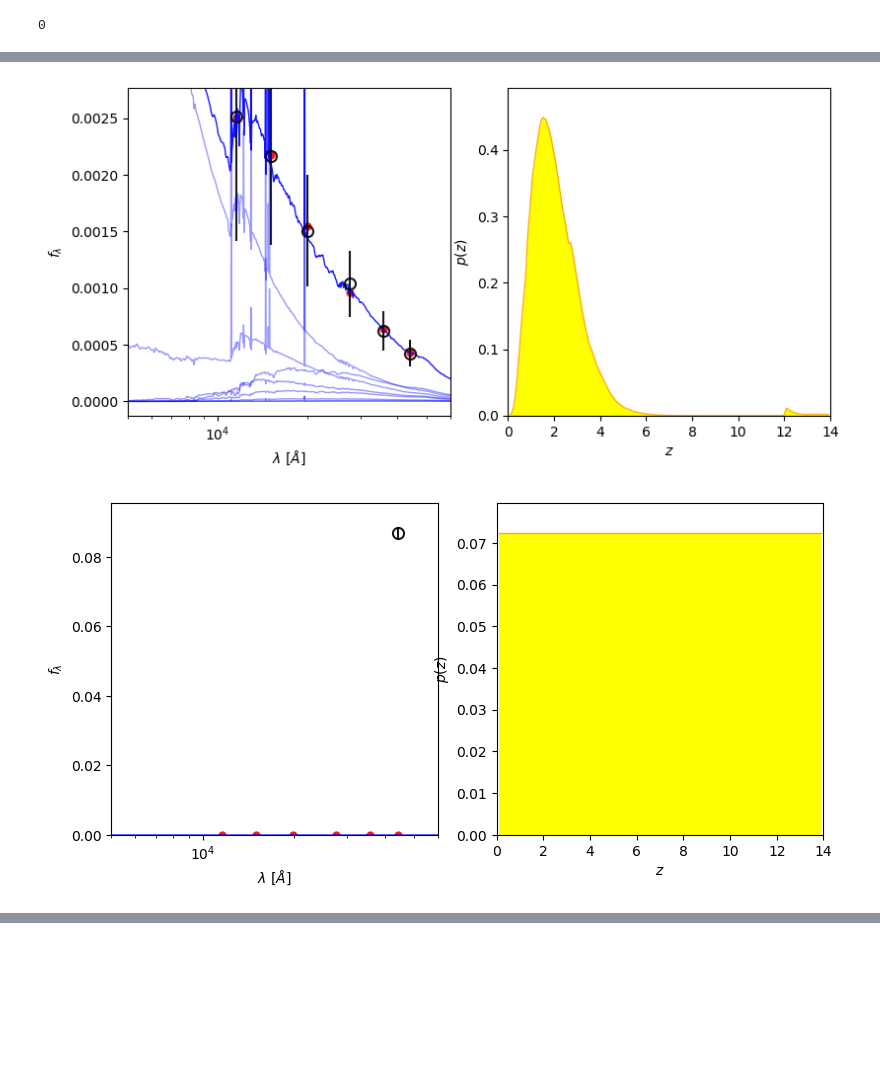
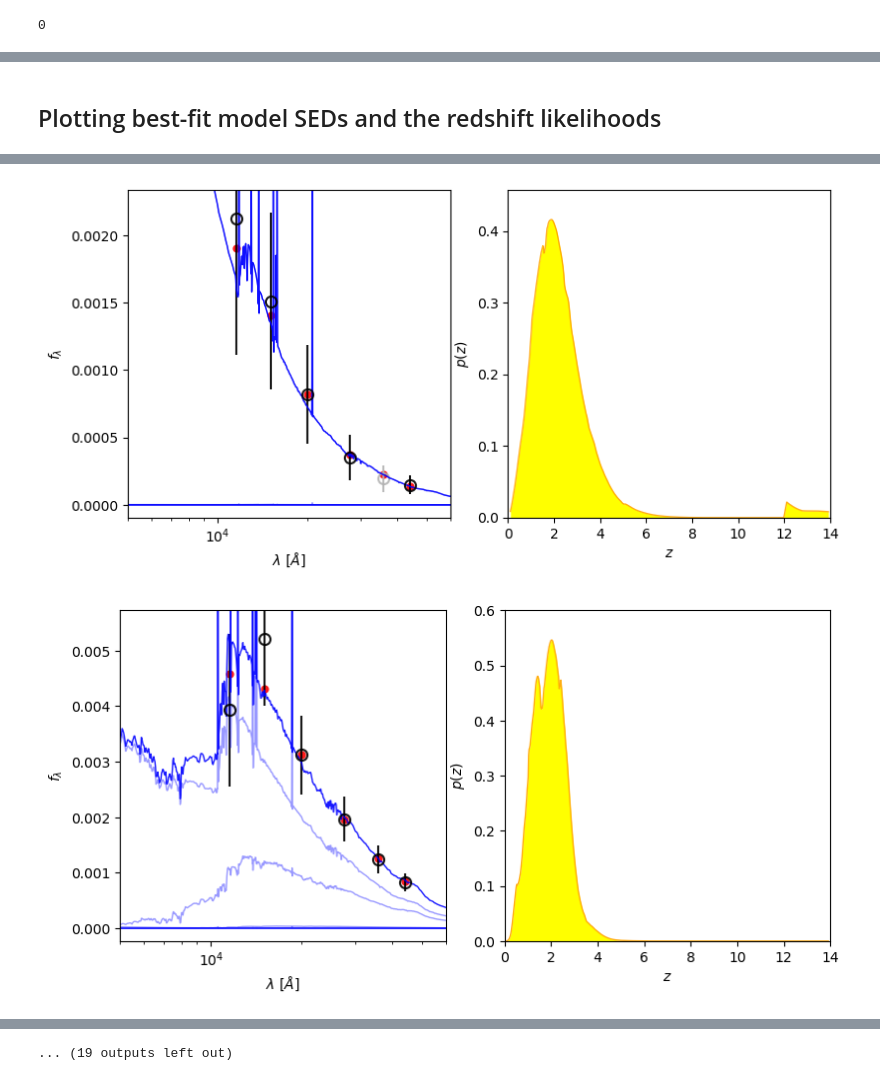
Before and after one commit to aabdurrouf/ivcitb2022, a Jupyter notebook: CEERS/eazy_photoz/Step3_measuring_photometric_redshifts_crop1.ipynb, the cells around one changed output, grey strips where cells are left out. Saved outputs shown, nothing was run; the diff lists cells and outputs as text; code cells hidden in the pictures; blank space fills up the shorter version.

```diff
--- a/CEERS/eazy_photoz/Step3_measuring_photometric_redshifts_crop1.ipynb
+++ b/CEERS/eazy_photoz/Step3_measuring_photometric_redshifts_crop1.ipynb
@@ -25,14 +37,16 @@ os.system('%s/eazy -p zphot.param1' % dir_eazy)
 sys.path.append('/data/users/abdurrouf/softwares/threedhst') # change this depending on your threedhst directory
 
 import threedhst.eazyPy as eazy
+# %% [markdown]
+## Plotting best-fit model SEDs and the redshift likelihoods
 # %%
 %matplotlib inline
 
 # get number of objects
-data = np.loadtxt('ceers_obj_crop1.cat')
+data = np.loadtxt('ceers_eazy_input_crop1.cat')
 nobj = len(data[:,0])
 
-idx = np.random.randint(1,nobj,10)
+idx = np.random.randint(1,nobj,30)
 
 for ii in idx:
     axes = eazy.plotExampleSED(idx=ii, writePNG=False, MAIN_OUTPUT_FILE='photz1',
@@ -65,2 +79,2 @@ OUTPUT/photz1.zout
-[figure, old version]
+[figure, new version]
-[figure, old version]
+[figure, new version]
@@ -68,0 +84 @@ OUTPUT/photz1.zout
+... (19 outputs left out)
```
Also changed, not shown: parts of 15 cells of this notebook, 7 other files.
